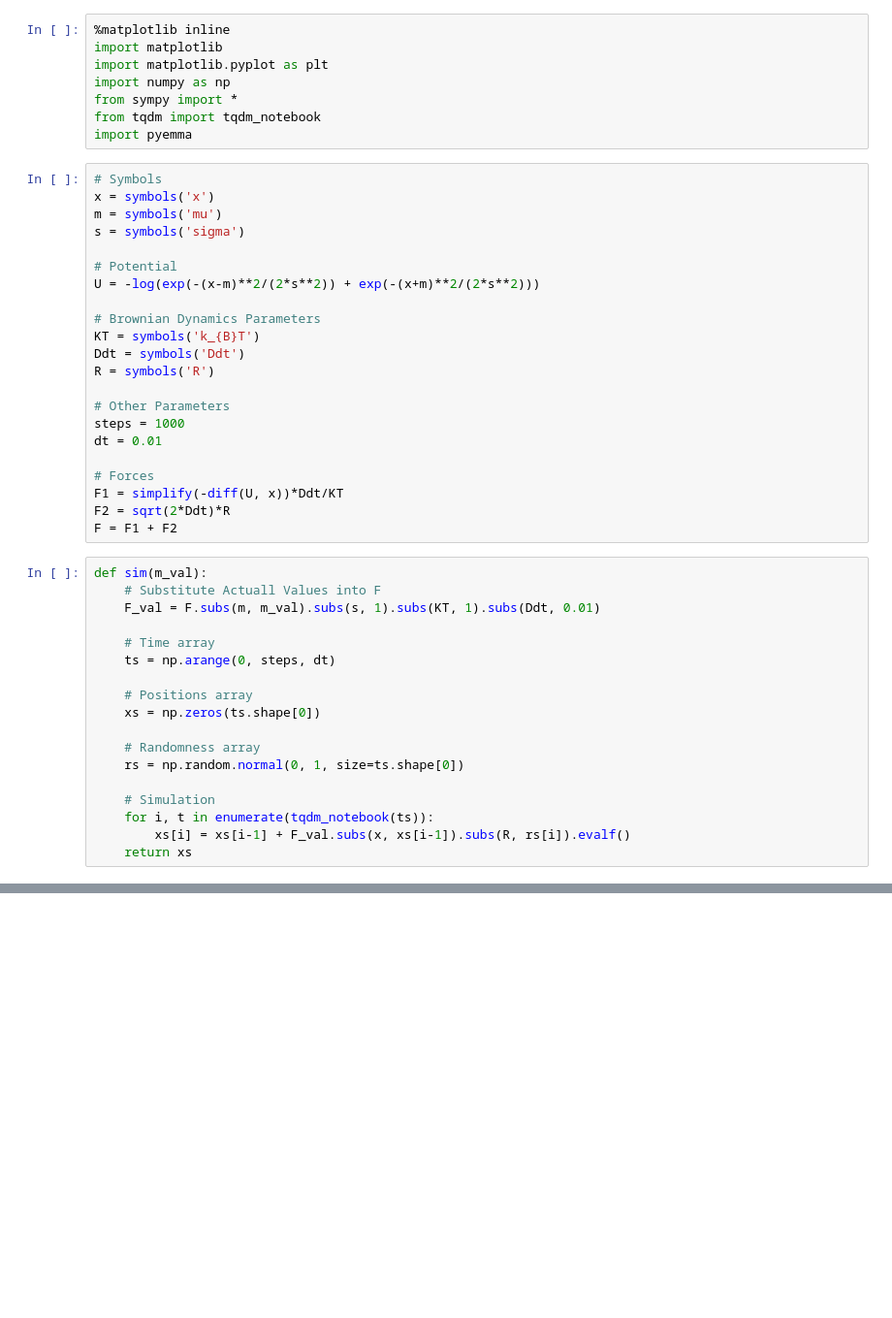
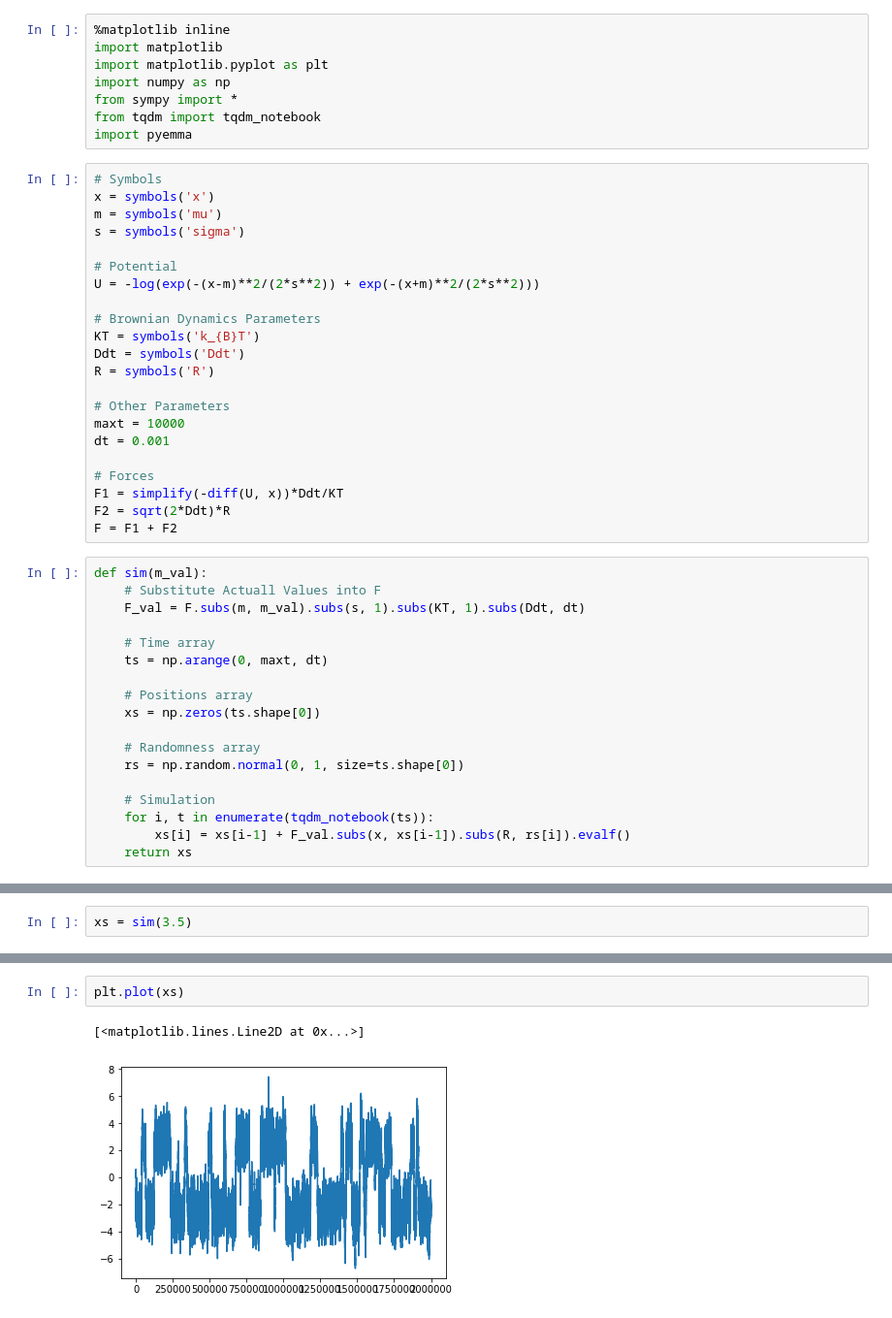
Before and after one commit to pelegs/msm, a Jupyter notebook: simulations/validations/kramers/1D/quick_test/quick_kramers.ipynb, the cells around one changed output, grey strips where cells are left out. Shown at 97% size. Cells and saved outputs as stored; diff of their text form; blank space fills up the shorter version.

```diff
--- a/simulations/validations/kramers/1D/quick_test/quick_kramers.ipynb
+++ b/simulations/validations/kramers/1D/quick_test/quick_kramers.ipynb
@@ -21,8 +21,8 @@ Ddt = symbols('Ddt')
 R = symbols('R')
 
 # Other Parameters
-steps = 1000
-dt = 0.01
+maxt = 10000
+dt = 0.001
 
 # Forces
 F1 = simplify(-diff(U, x))*Ddt/KT
@@ -31,10 +31,10 @@ F = F1 + F2
 # %%
 def sim(m_val):
     # Substitute Actuall Values into F
-    F_val = F.subs(m, m_val).subs(s, 1).subs(KT, 1).subs(Ddt, 0.01)
+    F_val = F.subs(m, m_val).subs(s, 1).subs(KT, 1).subs(Ddt, dt)
 
     # Time array
-    ts = np.arange(0, steps, dt)
+    ts = np.arange(0, maxt, dt)
 
     # Positions array
     xs = np.zeros(ts.shape[0])
@@ -83,0 +49,2 @@ plt.plot(ms, ks)
+# %%
+xs = sim(3.5)
@@ -83,0 +54,5 @@ plt.plot(ms, ks)
+# %%
+plt.plot(xs)
+# %% [output]
+[<matplotlib.lines.Line2D at 0x...>]
+[figure, added]
```
Also changed, not shown: parts of 10 cells of this notebook, 25 other files.
